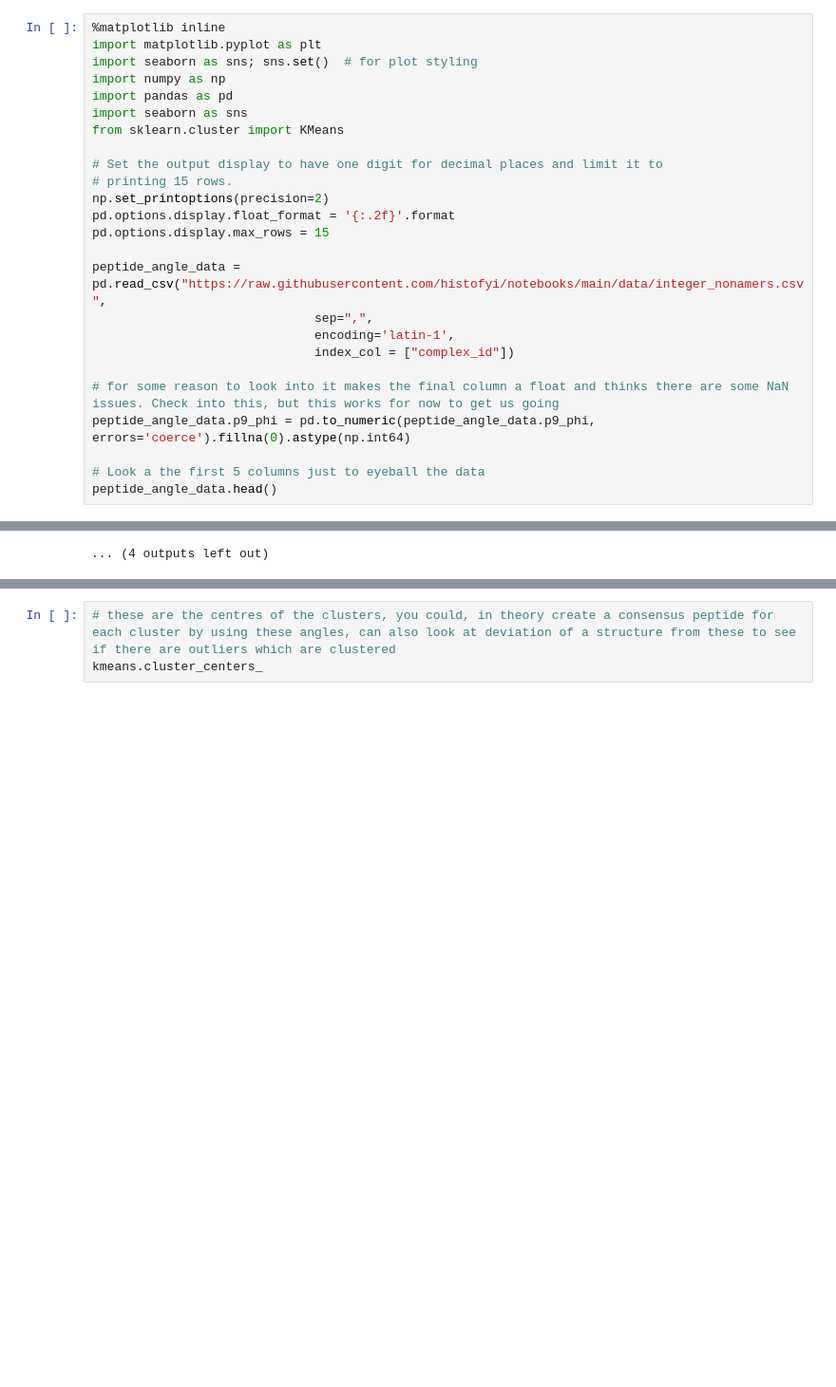
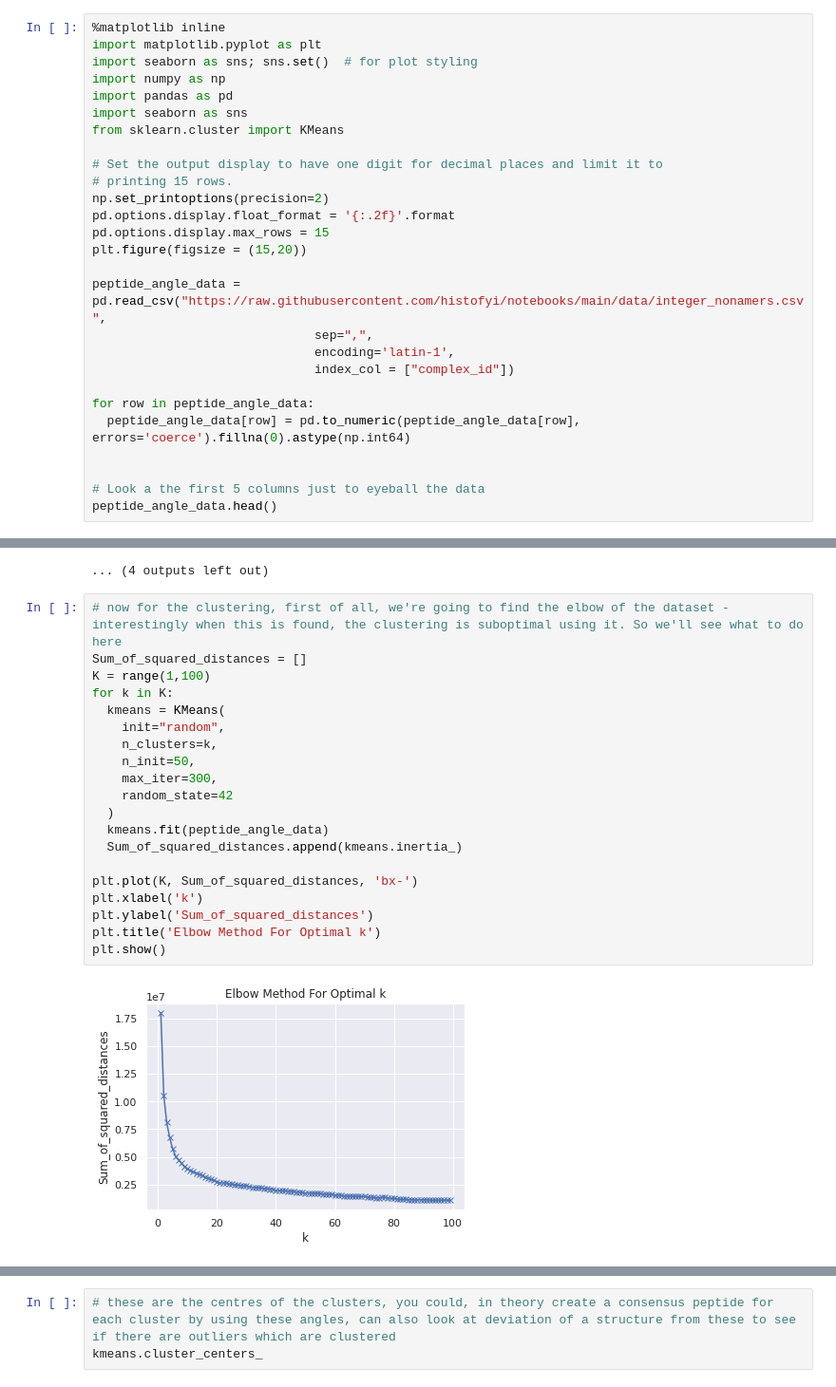
Before and after one commit to histofyi/api.histo.fyi, a Jupyter notebook: Peptide_Classification_for_Nonamers.ipynb, the cells around one changed output, grey strips where cells are left out. Shown: that part at 95% size. Saved outputs shown, nothing was run; the diff lists cells and outputs as text; blank space fills up the shorter version.

```diff
--- a/Peptide_Classification_for_Nonamers.ipynb
+++ b/Peptide_Classification_for_Nonamers.ipynb
@@ -17,14 +17,16 @@ from sklearn.cluster import KMeans
 np.set_printoptions(precision=2)
 pd.options.display.float_format = '{:.2f}'.format
 pd.options.display.max_rows = 15
+plt.figure(figsize = (15,20))
 
 peptide_angle_data = pd.read_csv("https://raw.githubusercontent.com/histofyi/notebooks/main/data/integer_nonamers.csv",
                               sep=",",
                               encoding='latin-1',
                               index_col = ["complex_id"])
 
-# for some reason to look into it makes the final column a float and thinks there are some NaN issues. Check into this, but this works for now to get us going
-peptide_angle_data.p9_phi = pd.to_numeric(peptide_angle_data.p9_phi, errors='coerce').fillna(0).astype(np.int64)
+for row in peptide_angle_data:
+  peptide_angle_data[row] = pd.to_numeric(peptide_angle_data[row], errors='coerce').fillna(0).astype(np.int64)
+
 
 # Look a the first 5 columns just to eyeball the data
 peptide_angle_data.head()
@@ -83,4 +86,26 @@ for row in peptide_angle_data:
 [figure]
 [figure]
 ... (4 outputs left out)
+# %%
+# now for the clustering, first of all, we're going to find the elbow of the dataset - interestingly when this is found, the clustering is suboptimal using it. So we'll see what to do here
+Sum_of_squared_distances = []
+K = range(1,100)
+for k in K:
+  kmeans = KMeans(
+    init="random",
+    n_clusters=k,
+    n_init=50,
+    max_iter=300,
+    random_state=42
+  )
+  kmeans.fit(peptide_angle_data)
+  Sum_of_squared_distances.append(kmeans.inertia_)
+
+plt.plot(K, Sum_of_squared_distances, 'bx-')
+plt.xlabel('k')
+plt.ylabel('Sum_of_squared_distances')
+plt.title('Elbow Method For Optimal k')
+plt.show()
+# %% [output]
+[figure, added]
 # %%
```
Also changed, not shown: parts of 5 cells of this notebook.
